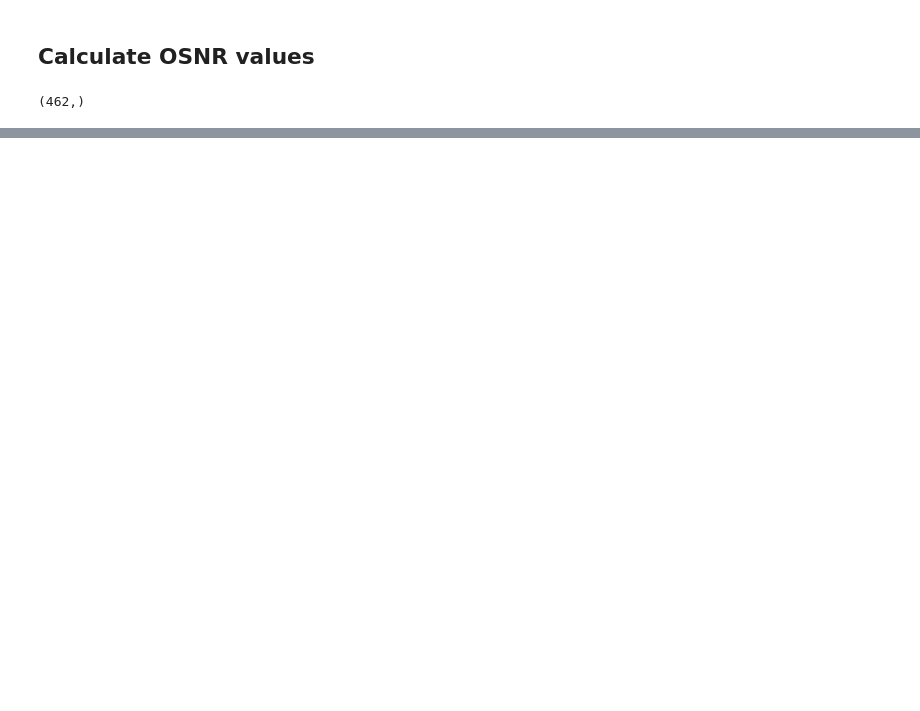
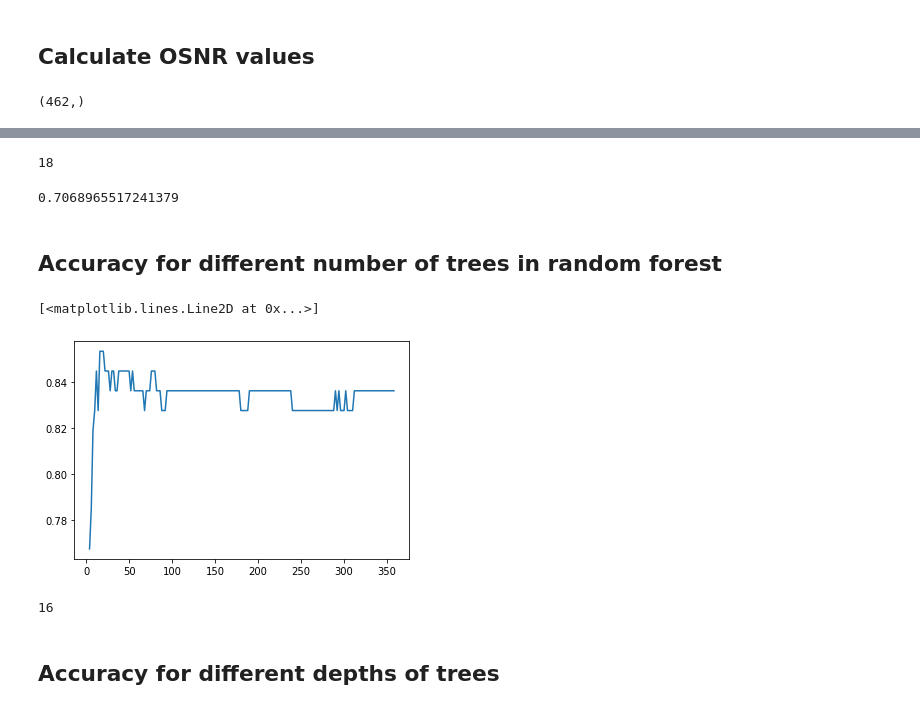
Before and after one commit to paatrycjaa/QoT_estimation, a Jupyter notebook: Testing.ipynb, the cells around one changed output, grey strips where cells are left out. Cells and saved outputs as stored; diff of their text form; code cells hidden in the pictures; blank space fills up the shorter version.

Commit message:
Random Forest

```diff
--- a/Testing.ipynb
+++ b/Testing.ipynb
@@ -232,0 +263,40 @@ array([2., 2., 2., 2., 1., 0., 0., 2., 2., 1., 0., 1., 0., 0., 1., 2., 1.,
+# %%
+n_B=int(math.sqrt(len(X_train)))
+n_B
+# %% [output]
+18
+# %%
+rf = RandomForestRegressor(n_estimators = n_B, max_samples=n_B, max_features="auto", random_state = 42)
+rf.fit(X_train, Y_train);
+predictions = rf.predict(X_test)
+predictions=np.round(predictions,0)
+# %%
+error= predictions==Y_test
+np.sum(error)/len(error)
+# %% [output]
+0.7068965517241379
+# %% [markdown]
+## Accuracy for different number of trees in random forest
+# %%
+B_values=[]
+acc_values=[]
+# %%
+for n in range(int(math.sqrt(n_B)),20*n_B, 2):
+    rf = RandomForestRegressor(n_estimators =n ,max_features="auto", random_state = 42)
+    rf.fit(X_train, Y_train);
+    predictions = rf.predict(X_test)
+    predictions=np.round(predictions,0)
+    acc_values.append(np.sum(predictions==Y_test)/len(Y_test))
+    B_values.append(n)
+# %%
+plot(B_values,acc_values)
+# %% [output]
+[<matplotlib.lines.Line2D at 0x...>]
+[figure, added]
+# %%
+best_treeN=[x for (x,y) in zip(B_values,acc_values) if y==max(acc_values)][0]
+best_treeN
+# %% [output]
+16
+# %% [markdown]
+## Accuracy for different depths of trees
```
Also changed, not shown: parts of 39 cells of this notebook, 1 other file.
